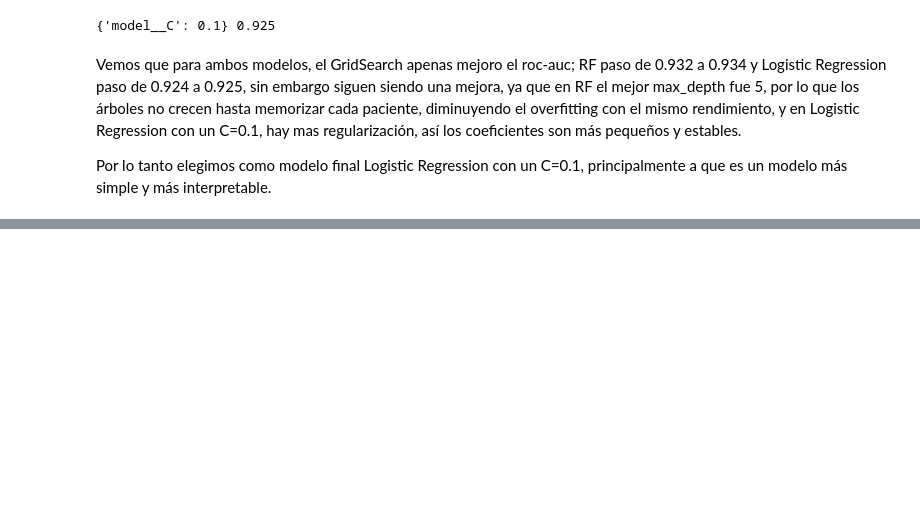
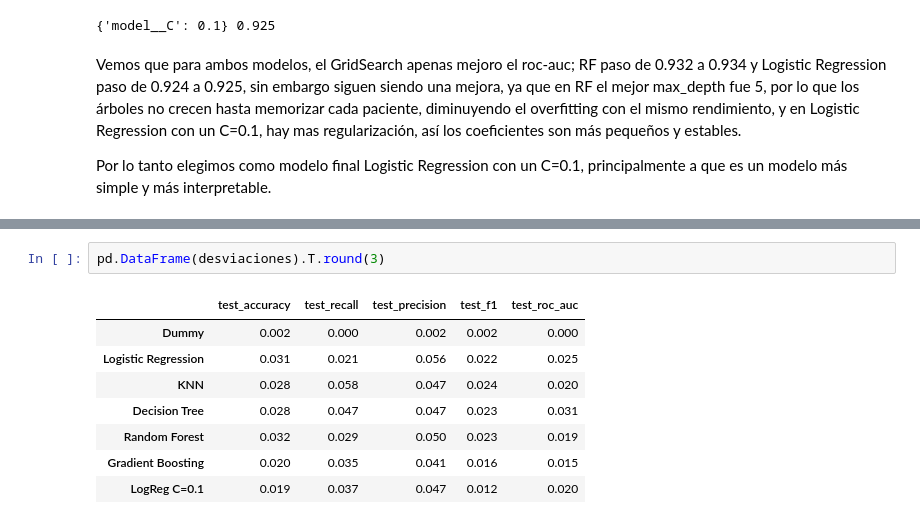
Before and after one commit to wawa1806/ML-heart-failure, a Jupyter notebook: notebooks/heart-failure.ipynb, the cells around one changed output, grey strips where cells are left out. Drawn from its saved outputs; the diff is of its cells as text; blank space fills up the shorter version.

```diff
--- a/notebooks/heart-failure.ipynb
+++ b/notebooks/heart-failure.ipynb
@@ -619,0 +631,11 @@ Por lo tanto elegimos como modelo final Logistic Regression con un C=0.1, princi
+# %%
+pd.DataFrame(desviaciones).T.round(3)
+# %% [output]
+|  | test_accuracy | test_recall | test_precision | test_f1 | test_roc_auc |
+| Dummy | 0.002 | 0.000 | 0.002 | 0.002 | 0.000 |
+| Logistic Regression | 0.031 | 0.021 | 0.056 | 0.022 | 0.025 |
+| KNN | 0.028 | 0.058 | 0.047 | 0.024 | 0.020 |
+| Decision Tree | 0.028 | 0.047 | 0.047 | 0.023 | 0.031 |
+| Random Forest | 0.032 | 0.029 | 0.050 | 0.023 | 0.019 |
+| Gradient Boosting | 0.020 | 0.035 | 0.041 | 0.016 | 0.015 |
+| LogReg C=0.1 | 0.019 | 0.037 | 0.047 | 0.012 | 0.020 |
```
Also changed, not shown: parts of 9 cells of this notebook.
